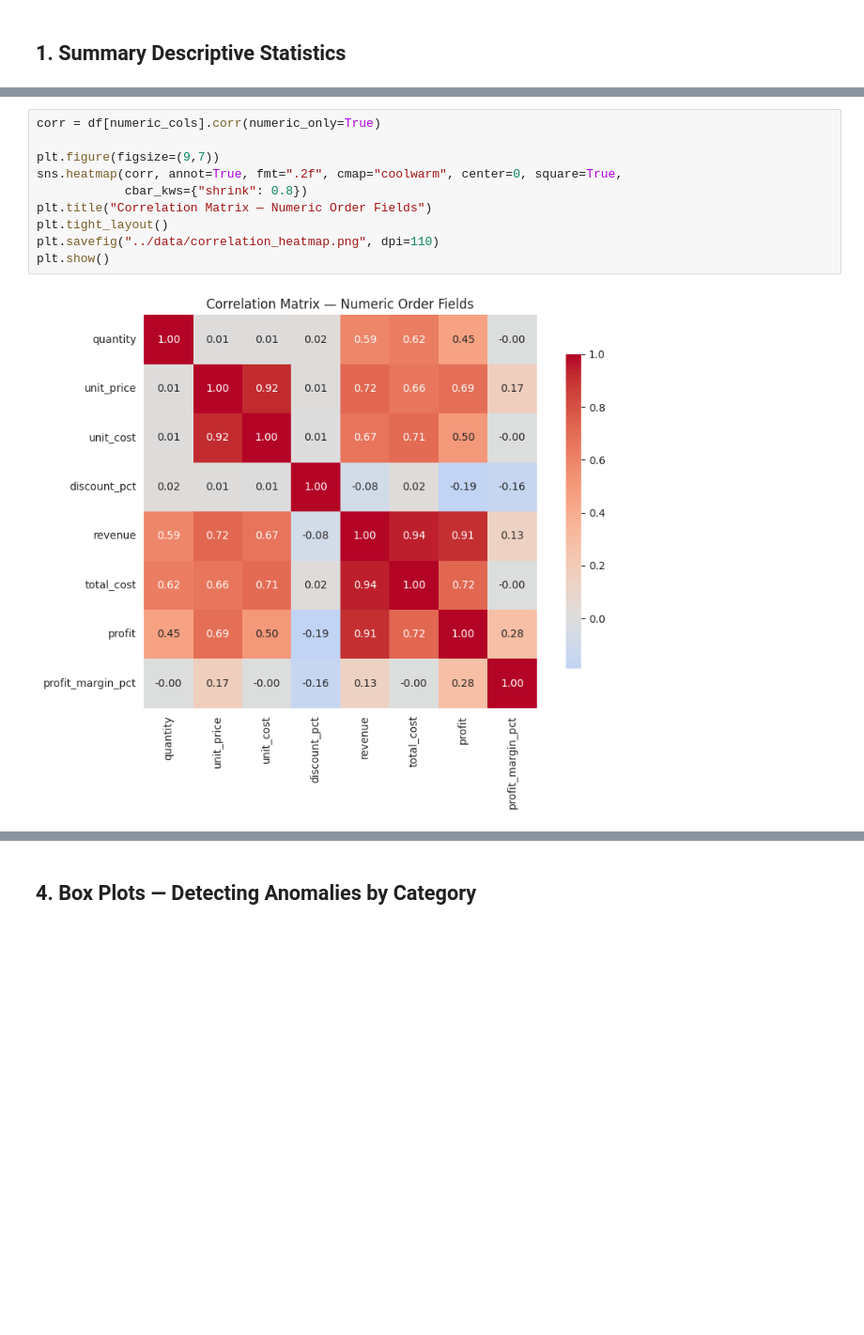
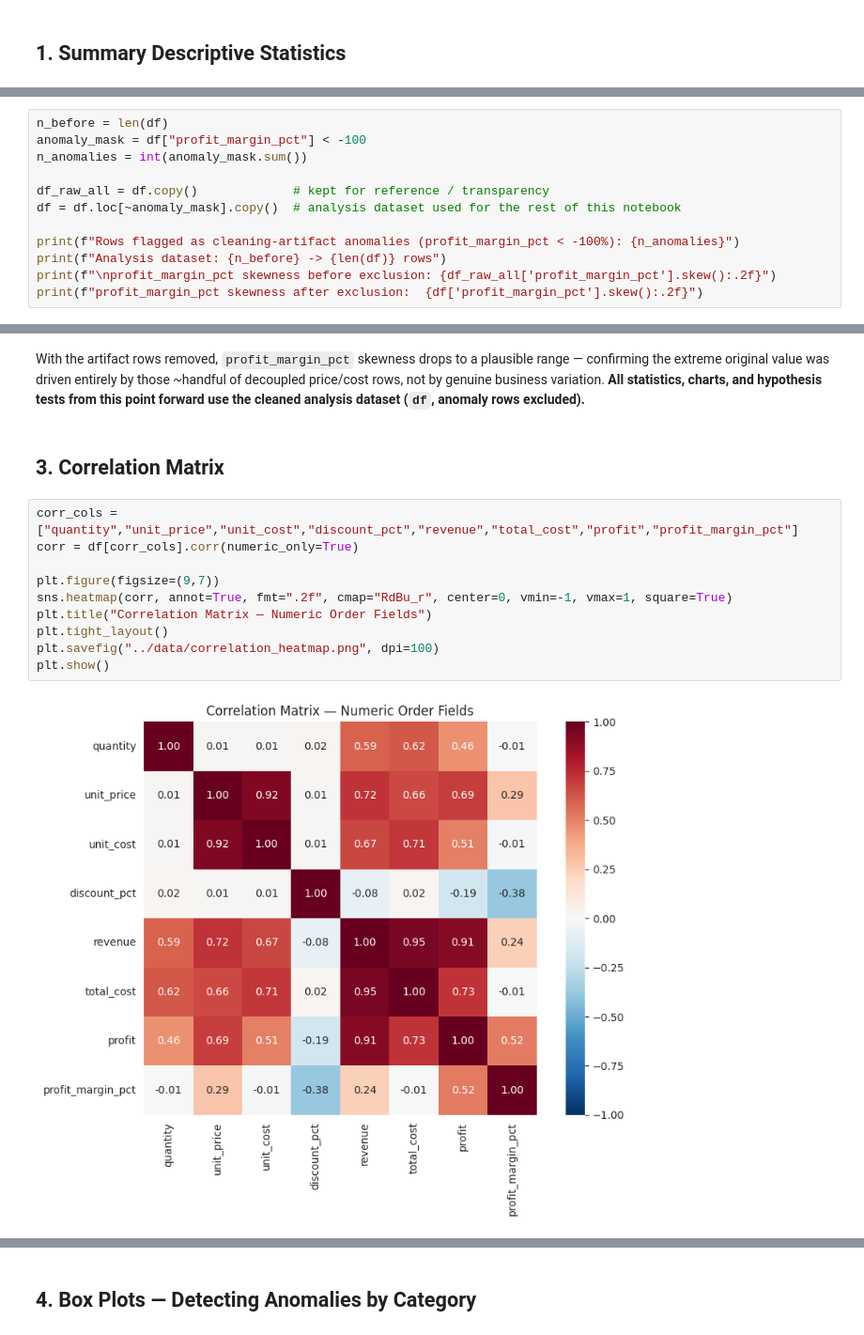
Before and after one commit to SanikaDighe011/eda-statistical-insights, a Jupyter notebook: notebooks/EDA_Statistical_Insights.ipynb, the cells around one changed output, grey strips where cells are left out. Shown at 94% size. Drawn from its saved outputs; the diff is of its cells as text; blank space fills up the shorter version.

```diff
--- a/notebooks/EDA_Statistical_Insights.ipynb
+++ b/notebooks/EDA_Statistical_Insights.ipynb
@@ -79,0 +146,12 @@ which is a healthy sign before we dig further.
+# %%
+n_before = len(df)
+anomaly_mask = df["profit_margin_pct"] < -100
+n_anomalies = int(anomaly_mask.sum())
+
+df_raw_all = df.copy()             # kept for reference / transparency
+df = df.loc[~anomaly_mask].copy()  # analysis dataset used for the rest of this notebook
+
+print(f"Rows flagged as cleaning-artifact anomalies (profit_margin_pct < -100%): {n_anomalies}")
+print(f"Analysis dataset: {n_before} -> {len(df)} rows")
+print(f"\nprofit_margin_pct skewness before exclusion: {df_raw_all['profit_margin_pct'].skew():.2f}")
+print(f"profit_margin_pct skewness after exclusion:  {df['profit_margin_pct'].skew():.2f}")
@@ -80,13 +164,20 @@ which is a healthy sign before we dig further.
+# %% [markdown]
+With the artifact rows removed, `profit_margin_pct` skewness drops to a plausible range —
+confirming the extreme original value was driven entirely by those ~handful of decoupled
+price/cost rows, not by genuine business variation. **All statistics, charts, and hypothesis
+tests from this point forward use the cleaned analysis dataset (`df`, anomaly rows excluded).**
+# %% [markdown]
+## 3. Correlation Matrix
 # %%
-corr = df[numeric_cols].corr(numeric_only=True)
+corr_cols = ["quantity","unit_price","unit_cost","discount_pct","revenue","total_cost","profit","profit_margin_pct"]
+corr = df[corr_cols].corr(numeric_only=True)
 
 plt.figure(figsize=(9,7))
-sns.heatmap(corr, annot=True, fmt=".2f", cmap="coolwarm", center=0, square=True,
-            cbar_kws={"shrink": 0.8})
+sns.heatmap(corr, annot=True, fmt=".2f", cmap="RdBu_r", center=0, vmin=-1, vmax=1, square=True)
 plt.title("Correlation Matrix — Numeric Order Fields")
 plt.tight_layout()
-plt.savefig("../data/correlation_heatmap.png", dpi=110)
+plt.savefig("../data/correlation_heatmap.png", dpi=100)
 plt.show()
 # %% [output]
-[figure, old version]
+[figure, new version]
 # %%
```
Also changed, not shown: parts of 40 cells of this notebook, 7 other files.
